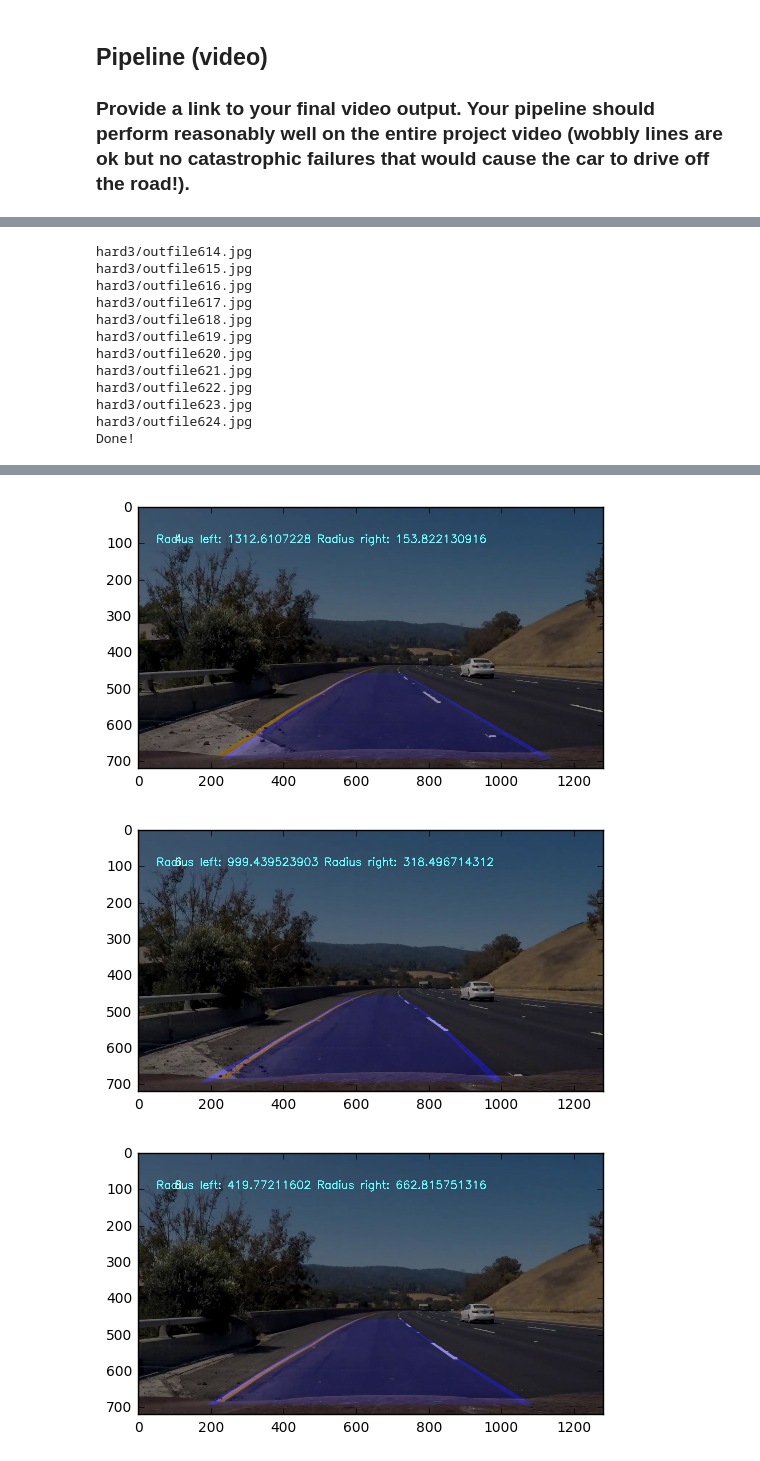
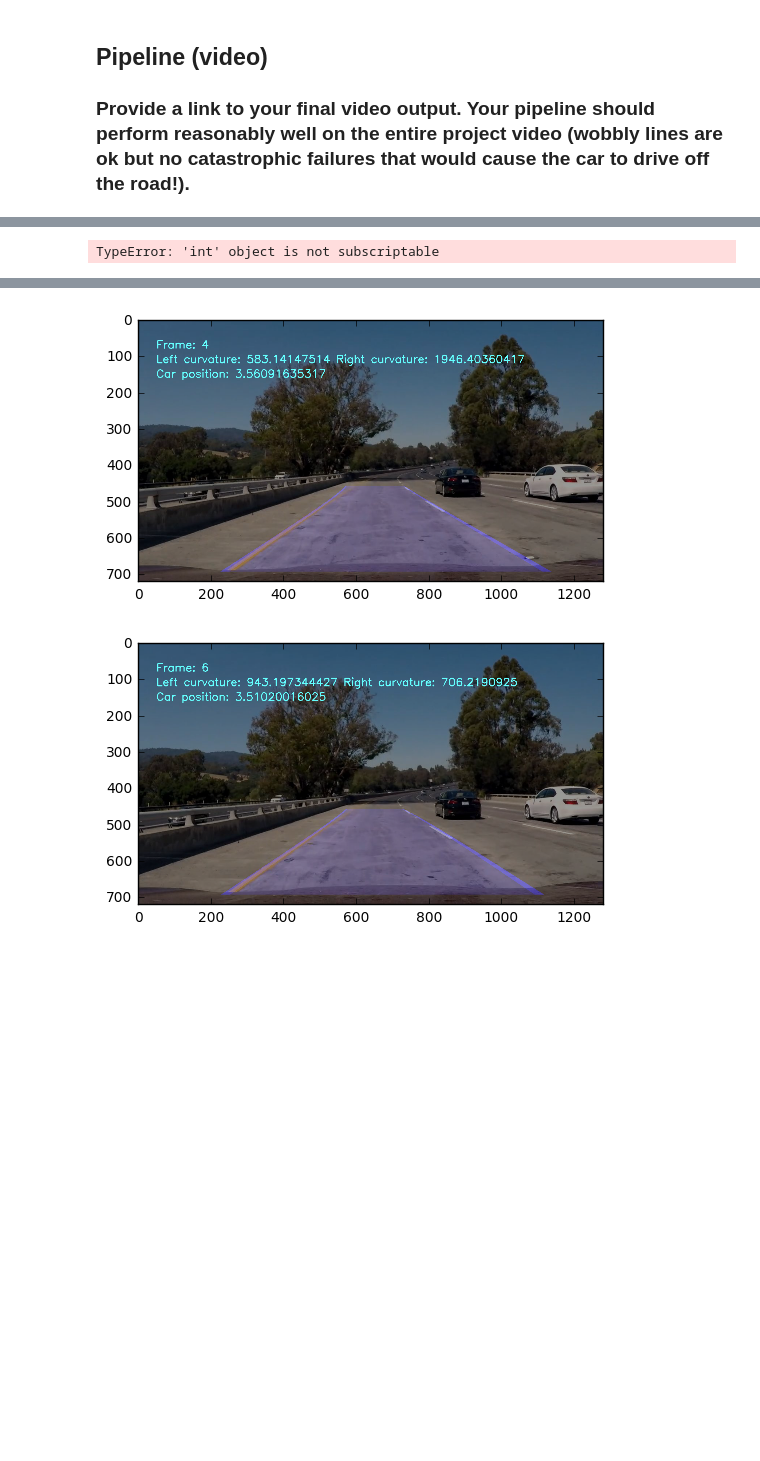
Before and after one commit to nmitsou/CarND-Advanced-Lane-Lines, a Jupyter notebook: calibrate.ipynb, the cells around one changed output, grey strips where cells are left out. Saved outputs shown, nothing was run; the diff lists cells and outputs as text; code cells hidden in the pictures; blank space fills up the shorter version.

```diff
--- a/calibrate.ipynb
+++ b/calibrate.ipynb
@@ -412,11 +434,7 @@ def find_lane_points(image):
 # %%
-thresholded_image = threshold_image(projected_image)
-
-left_lanes_x, left_lanes_y, right_lanes_x, right_lanes_y = find_lane_points(thresholded_image)
 plt.plot(right_lanes_x, right_lanes_y, 'og')
 plt.plot(left_lanes_x, left_lanes_y, 'oy')
 
-
 plt.imshow(thresholded_image)
 # %% [output]
 <matplotlib.image.AxesImage at 0x...>
@@ -429,30 +447,31 @@ After receiving the points (yellow for left and green for right lane), I use the
 def find_lines(image, left_lanes_x, left_lanes_y, right_lanes_x, right_lanes_y):
     #print(left_lanes_x)
     if len(left_lanes_x) < 3:
-        return False, 0, 0, 0
+        return False, 0, 0, 0, 0, 0
     #print(right_lanes_x)
     if len(right_lanes_x) < 3:
-        return False, 0, 0, 0
+        return False, 0, 0, 0, 0, 0
 
     overlay_lanes = np.copy(image)
 
-    line = np.polyfit(left_lanes_y, left_lanes_x, deg=2)
-    p = np.poly1d(line)
+    left_line = np.polyfit(left_lanes_y, left_lanes_x, deg=2)
+    p = np.poly1d(left_line)
     x = list(range(0, image.shape[0]))
     y = list(map(int, p(x)))
     line1_pts = np.array([[_y,_x] for _x, _y in zip(x, y)])
     line1_pts = line1_pts.reshape((-1,1,2))
     cv2.polylines(overlay_lanes, np.int32([line1_pts]), False, color=(255,0,0), thickness=50)
-    left_r = calculate_curvature(line)
+    left_r = calculate_curvature(left_line)
 
-    line = np.polyfit(right_lanes_y, right_lanes_x, deg=2)
-    p = np.poly1d(line)
+    right_line = np.polyfit(right_lanes_y, right_lanes_x, deg=2)
+    print(right_line)
+    p = np.poly1d(right_line)
     x = list(range(0, image.shape[0]))
     y = list(map(int, p(x)))
     line2_pts = np.array([[_y,_x] for _x, _y in zip(x, y)])
     line2_pts = line2_pts.reshape((-1,1,2))
     cv2.polylines(overlay_lanes, np.int32([line2_pts]), False, color=(255,0,0), thickness=50)
-    right_r = calculate_curvature(line)
+    right_r = calculate_curvature(right_line)
 
     top_points = [line1_pts[-1], line2_pts[-1]]
     base_points = [line1_pts[0], line2_pts[0]]
@@ -464,4 +483,4 @@ def find_lines(image, left_lanes_x, left_lanes_y, right_lanes_x, right_lanes_y):
 #    cv2.putText(final_merged, str(i), (100,100), cv2.FONT_HERSHEY_SIMPLEX, 1, (255, 255, 255), 2)
 #    print(left_r)
     #plt.imshow(overlay_lanes)
-    return True, overlay_lanes, left_r, right_r
+    return True, overlay_lanes, left_r, right_r, left_line, right_line
@@ -470,5 +489,5 @@ Example
 # %%
-success, overlay_lanes, left_r, right_r = find_lines(thresholded_image, left_lanes_x, left_lanes_y, right_lanes_x, right_lanes_y)
+success, overlay_lanes, left_r, right_r, l1, l2 = find_lines(thresholded_image, left_lanes_x, left_lanes_y, right_lanes_x, right_lanes_y)
 
 if success == False:
     print('success = '+str(success))
@@ -534,15 +567,13 @@ def process(image, useHistory = True):
     history_right_y.append(right_lanes_y)
 
     history_length = len(history_left_x)
-    if useHistory and history_length < history_size:
-        #cv2.putText(image,"Collecting initial data", (100,100), cv2.FONT_HERSHEY_SIMPLEX, 1, (255, 255, 255), 2)
-        return image
+
 
     left_x = history(history_left_x, left_lanes_x)
     left_y = history(history_left_y, left_lanes_y)
     right_x = history(history_right_x, right_lanes_x)
     right_y = history(history_right_y, right_lanes_y)
-    success, overlay_lanes, left_r, right_r = find_lines(lanes_image, left_x, left_y, right_x, right_y)
+    success, overlay_lanes, left_r, right_r, left, right = find_lines(lanes_image, left_x, left_y, right_x, right_y)
 
     if len(old_lanes_image) == 0:
         old_lanes_image = overlay_lanes
@@ -551,6 +582,7 @@ def process(image, useHistory = True):
         overlay_lanes = old_lanes_image
     if abs(left_r) < 280 or abs(right_r) < 280:
         overlay_lanes = old_lanes_image
+
     if left_r * right_r < 0:
         if abs(abs(left_r) - abs(right_r)) >2000 and (abs(left_r) < 1000 or abs(right_r) < 1000):
             overlay_lanes = old_lanes_image
@@ -561,8 +593,9 @@ def process(image, useHistory = True):
     old_lanes_image = overlay_lanes
 
     global i
-    cv2.putText(final_merged, str(i), (100,100), cv2.FONT_HERSHEY_SIMPLEX, 1, (255, 255, 255), 2)
-    cv2.putText(final_merged, 'Radius left: '+str(abs(left_r))+' Radius right: '+str(abs(right_r)), (50, 100), cv2.FONT_HERSHEY_SIMPLEX, 1, (255, 255, 100), 2)
+    cv2.putText(final_merged, 'Frame: '+str(i), (50,80), cv2.FONT_HERSHEY_SIMPLEX, 1, (255, 255, 100), 2)
+    cv2.putText(final_merged, 'Left curvature: '+str(abs(left_r))+' Right curvature: '+str(abs(right_r)), (50, 120), cv2.FONT_HERSHEY_SIMPLEX, 1, (255, 255, 100), 2)
+    cv2.putText(final_merged, 'Car position: '+str(calculate_distance_to_lanes(left, right)), (50, 160), cv2.FONT_HERSHEY_SIMPLEX, 1, (255, 255, 100), 2)
 
 
     i = i + 1
@@ -594,24 +649,13 @@ Wall time: 1min
 # %%
 global i
 i = 0
-for filename in sorted(glob.glob('hard3/*.jpg')):
+for filename in sorted(glob.glob('hard2/*.jpg')):
     plt.figure(figsize=(6,6))
 
-    print(filename)
+    #print(filename)
     out = cv2.cvtColor(process(cv2.imread(filename), True), cv2.COLOR_BGR2RGB)
     plt.imshow(out)
     i = i + 1
 print('Done!')
 # %% [output]
-hard3/outfile614.jpg
-hard3/outfile615.jpg
-hard3/outfile616.jpg
-hard3/outfile617.jpg
-hard3/outfile618.jpg
-hard3/outfile619.jpg
-hard3/outfile620.jpg
-hard3/outfile621.jpg
-hard3/outfile622.jpg
-hard3/outfile623.jpg
-hard3/outfile624.jpg
-Done!
+TypeError: 'int' object is not subscriptable
@@ -620,3 +664,2 @@ Done!
-[figure, old version]
+[figure, new version]
-[figure, old version]
+[figure, new version]
-[figure, removed]
```
Also changed, not shown: parts of 24 cells of this notebook, 1 other file.
